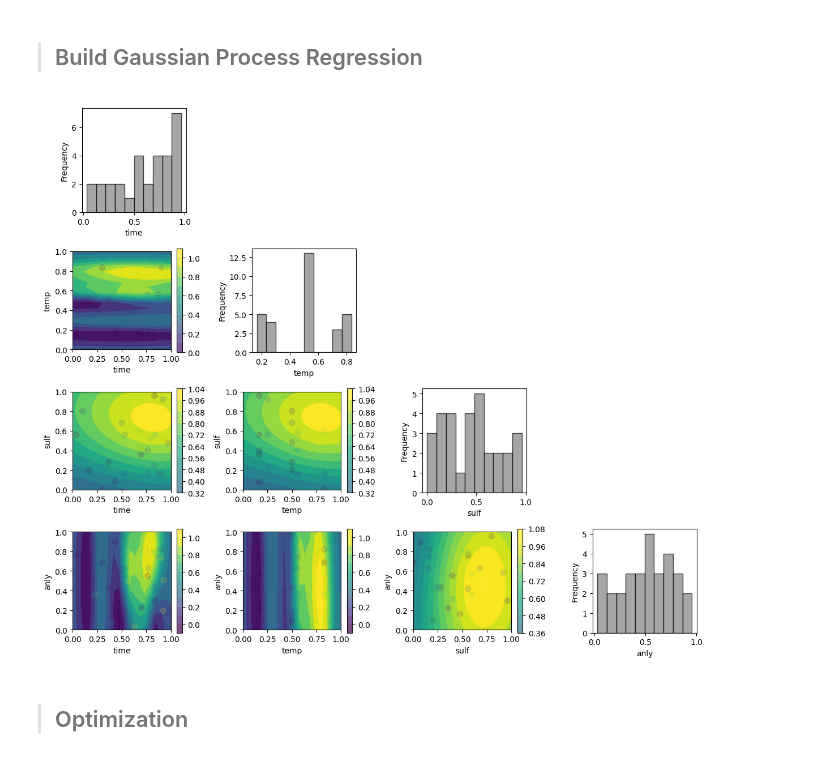
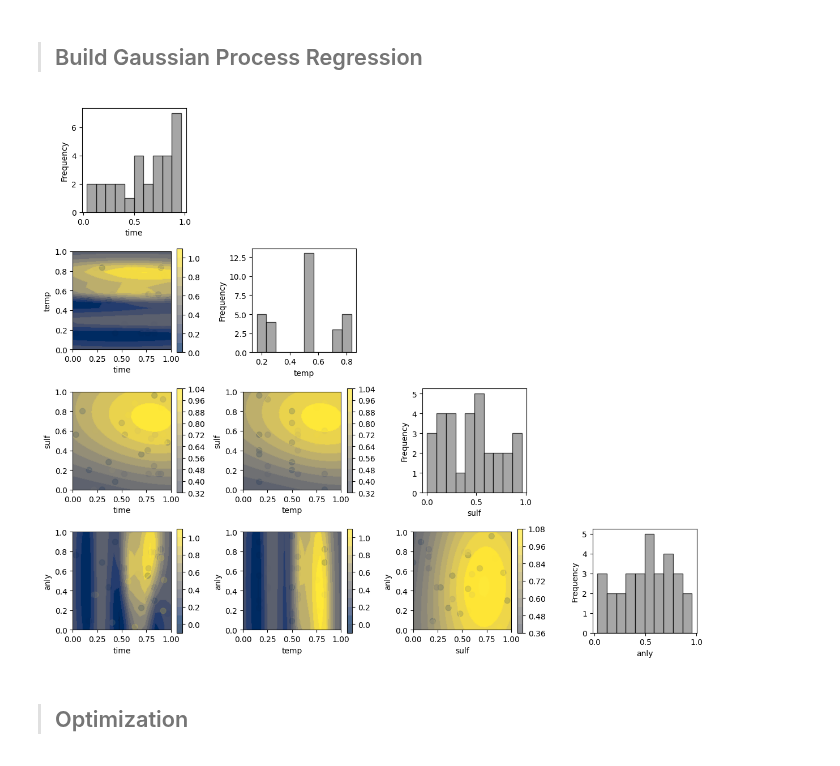
Before and after one commit to uwsunlab/BO-RFB, a Jupyter notebook: Round3/ModelA/ModelA_R3.ipynb, the cells around one changed output. Drawn from its saved outputs; the diff is of its cells as text; code cells hidden in the pictures.

```diff
--- a/Round3/ModelA/ModelA_R3.ipynb
+++ b/Round3/ModelA/ModelA_R3.ipynb
@@ -132,35 +132,35 @@ yvar = torch.tensor(set_dataA['var yield'],dtype=torch.float32).reshape(-1,1)
 
 train_x = torch.tensor(norm_x, dtype=dtype).to(device=device, dtype=dtype)
 train_y = torch.tensor(y, dtype=dtype)
 train_yvar = torch.tensor(yvar, dtype=dtype)
 
 ## Create the surrogate model
 gp_model = HeteroskedasticSingleTaskGP(norm_x, train_y, train_yvar, outcome_transform=None, input_transform=None)
 mll = ExactMarginalLogLikelihood(gp_model.likelihood, gp_model)
 fit_gpytorch_model(mll)
 
 # Visualized the Model
 # Generate a grid
 num_points = 20  # Points per axis for plotting
 a = np.linspace(0, 1, num_points)
 b = np.linspace(0, 1, num_points)
 c_fixed = 0.75  # Example fixed value for c - three temperatures
 d_fixed =  0.75 # Example fixed value for d - three temperatures
 
 # # Create meshgrid for a, b
 A, B = np.meshgrid(a, b)
 
 mean_values = []
 var_values = []
 for combination in variable_combinations:
     input_data = generate_input_data(A, B, c_fixed, d_fixed, combination)
     mean, var =  gp_evaluate(gp_model, input_data)
     mean_values.append(mean)
     var_values.append(var)
 
-staircase_plot_with_histograms('mean', mean_values, var_values, train_x, train_y, train_yvar , input_data, 'viridis', f"Combination: {combination}")
+staircase_plot_with_histograms('mean', mean_values, var_values, train_x, train_y, train_yvar , input_data, 'cividis', f"Combination: {combination}")
 # %% [output]
-[figure, old version]
+[figure, new version]
 # %% [markdown]
 >## Optimization
 # %%
```
Also changed, not shown: parts of 2 cells of this notebook, 2 other files.
